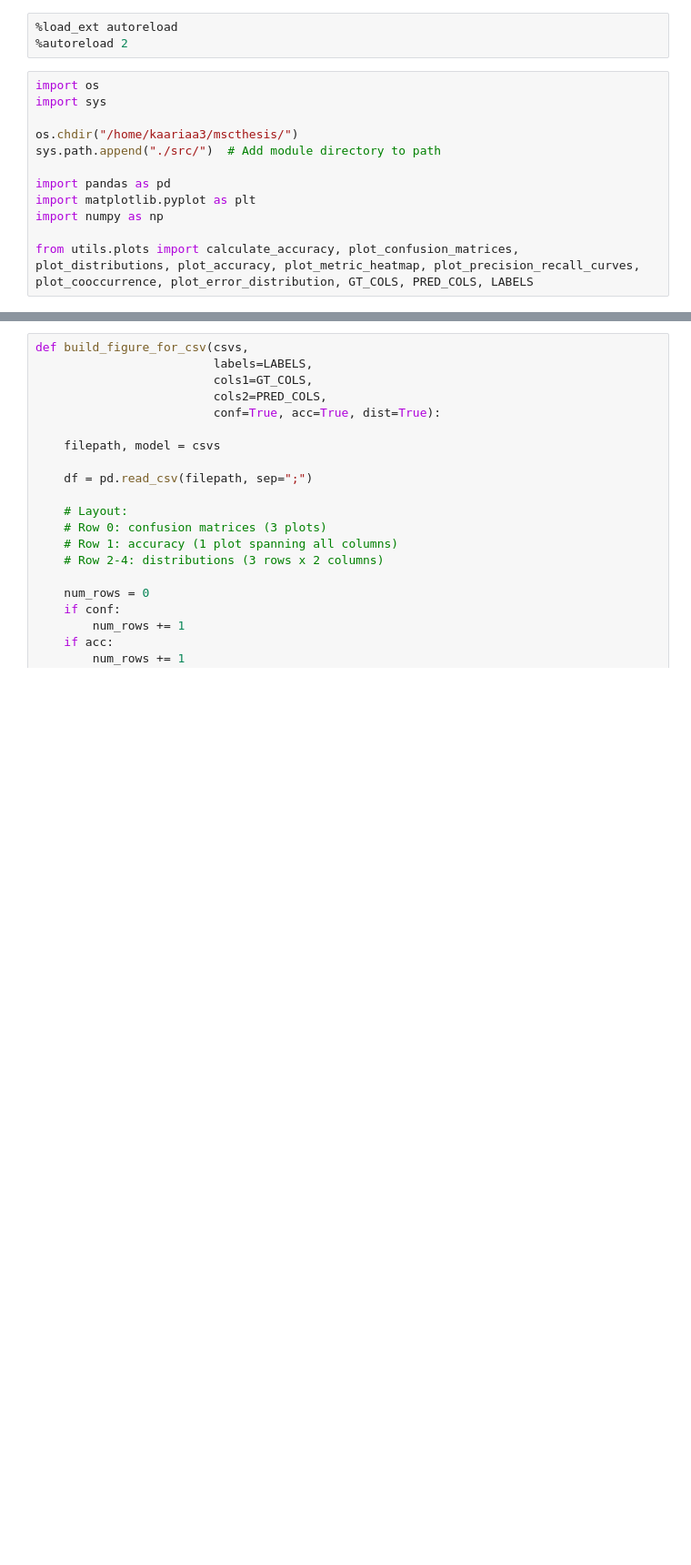
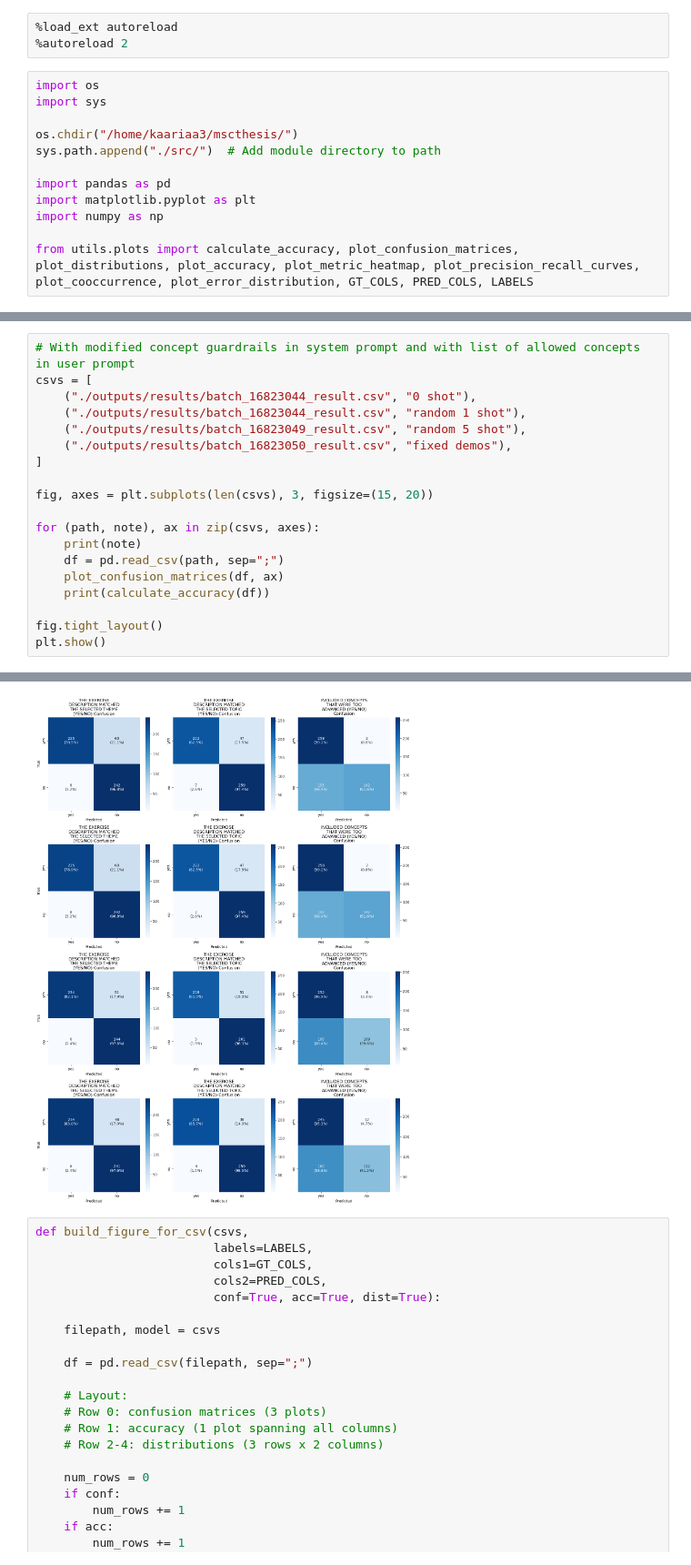
Before and after one commit to AleksiKaa/mscthesis, a Jupyter notebook: src/notebooks/results/compare_results.ipynb, the cells around one changed output, grey strips where cells are left out. Shown at 91% size. Cells and saved outputs as stored; diff of their text form; blank space fills up the shorter version.

```diff
--- a/src/notebooks/results/compare_results.ipynb
+++ b/src/notebooks/results/compare_results.ipynb
@@ -75,0 +74,20 @@ fixed demos
+# %%
+# With modified concept guardrails in system prompt and with list of allowed concepts in user prompt
+csvs = [
+    ("./outputs/results/batch_16823044_result.csv", "0 shot"),
+    ("./outputs/results/batch_16823044_result.csv", "random 1 shot"),
+    ("./outputs/results/batch_16823049_result.csv", "random 5 shot"),
+    ("./outputs/results/batch_16823050_result.csv", "fixed demos"),
+]
+
+fig, axes = plt.subplots(len(csvs), 3, figsize=(15, 20))
+
+for (path, note), ax in zip(csvs, axes):
+    print(note)
+    df = pd.read_csv(path, sep=";")
+    plot_confusion_matrices(df, ax)
+    print(calculate_accuracy(df))
+
+fig.tight_layout()
+plt.show()
+# %% [output]
@@ -76,3 +102,4 @@ fixed demos
+[figure, added]
 # %%
 def build_figure_for_csv(csvs,
                          labels=LABELS,
```
Also changed, not shown: parts of 7 cells of this notebook, 3 other files.
